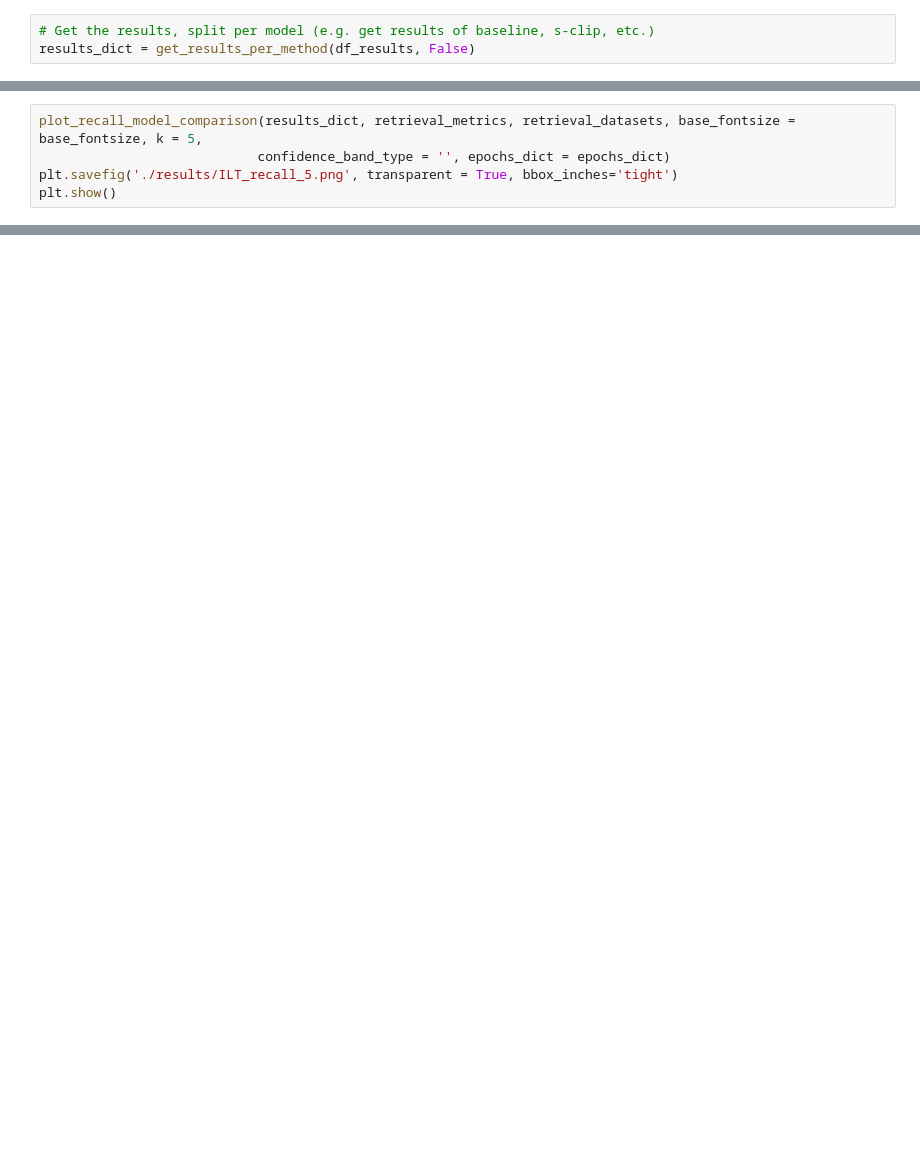
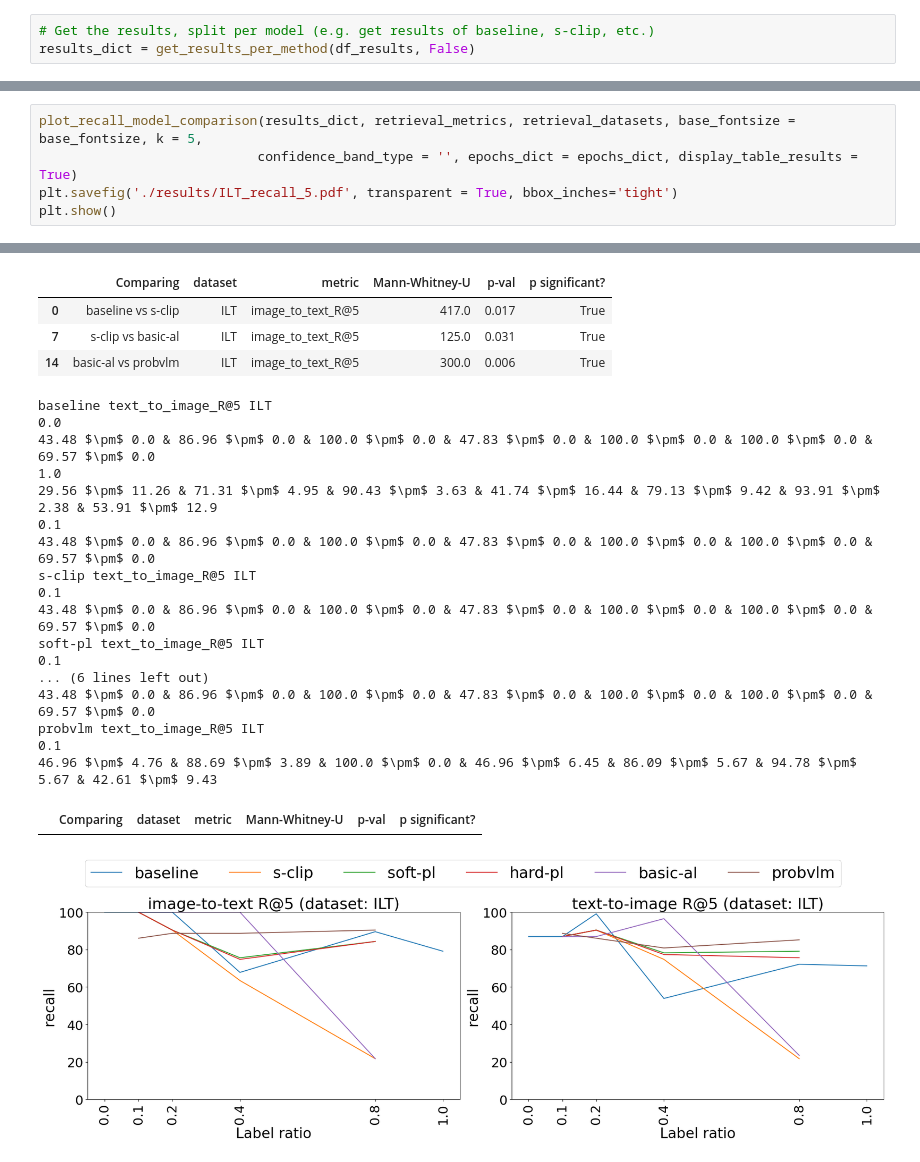
Before and after one commit to nataliehh/thesis2023-2024, a Jupyter notebook: ILT_results_analysis.ipynb, the cells around one changed output, grey strips where cells are left out. Drawn from its saved outputs; the diff is of its cells as text; blank space fills up the shorter version.

```diff
--- a/ILT_results_analysis.ipynb
+++ b/ILT_results_analysis.ipynb
@@ -319,5 +379,6 @@ plt.show()
 # %%
 plot_recall_model_comparison(results_dict, retrieval_metrics, retrieval_datasets, base_fontsize = base_fontsize, k = 5,
-                            confidence_band_type = '', epochs_dict = epochs_dict)
-plt.savefig('./results/ILT_recall_5.png', transparent = True, bbox_inches='tight')
+                            confidence_band_type = '', epochs_dict = epochs_dict, display_table_results = True)
+plt.savefig('./results/ILT_recall_5.pdf', transparent = True, bbox_inches='tight')
 plt.show()
+# %% [output]
@@ -324,2 +402,25 @@ plt.show()
+|  | Comparing | dataset | metric | Mann-Whitney-U | p-val | p significant? |
+| 0 | baseline vs s-clip | ILT | image_to_text_R@5 | 417.0 | 0.017 | True |
+| 7 | s-clip vs basic-al | ILT | image_to_text_R@5 | 125.0 | 0.031 | True |
+| 14 | basic-al vs probvlm | ILT | image_to_text_R@5 | 300.0 | 0.006 | True |
+baseline text_to_image_R@5 ILT
+0.0
+43.48 $\pm$ 0.0 & 86.96 $\pm$ 0.0 & 100.0 $\pm$ 0.0 & 47.83 $\pm$ 0.0 & 100.0 $\pm$ 0.0 & 100.0 $\pm$ 0.0 & 69.57 $\pm$ 0.0
+1.0
+29.56 $\pm$ 11.26 & 71.31 $\pm$ 4.95 & 90.43 $\pm$ 3.63 & 41.74 $\pm$ 16.44 & 79.13 $\pm$ 9.42 & 93.91 $\pm$ 2.38 & 53.91 $\pm$ 12.9
+0.1
+43.48 $\pm$ 0.0 & 86.96 $\pm$ 0.0 & 100.0 $\pm$ 0.0 & 47.83 $\pm$ 0.0 & 100.0 $\pm$ 0.0 & 100.0 $\pm$ 0.0 & 69.57 $\pm$ 0.0
+s-clip text_to_image_R@5 ILT
+0.1
+43.48 $\pm$ 0.0 & 86.96 $\pm$ 0.0 & 100.0 $\pm$ 0.0 & 47.83 $\pm$ 0.0 & 100.0 $\pm$ 0.0 & 100.0 $\pm$ 0.0 & 69.57 $\pm$ 0.0
+soft-pl text_to_image_R@5 ILT
+0.1
+... (6 lines left out)
+43.48 $\pm$ 0.0 & 86.96 $\pm$ 0.0 & 100.0 $\pm$ 0.0 & 47.83 $\pm$ 0.0 & 100.0 $\pm$ 0.0 & 100.0 $\pm$ 0.0 & 69.57 $\pm$ 0.0
+probvlm text_to_image_R@5 ILT
+0.1
+46.96 $\pm$ 4.76 & 88.69 $\pm$ 3.89 & 100.0 $\pm$ 0.0 & 46.96 $\pm$ 6.45 & 86.09 $\pm$ 5.67 & 94.78 $\pm$ 5.67 & 42.61 $\pm$ 9.43
+|  | Comparing | dataset | metric | Mann-Whitney-U | p-val | p significant? |
+[figure, added]
 # %%
 plot_recall_model_comparison(results_dict, retrieval_metrics, retrieval_datasets, base_fontsize = base_fontsize, k = 10,
```
Also changed, not shown: parts of 10 cells of this notebook, 4 other files.
